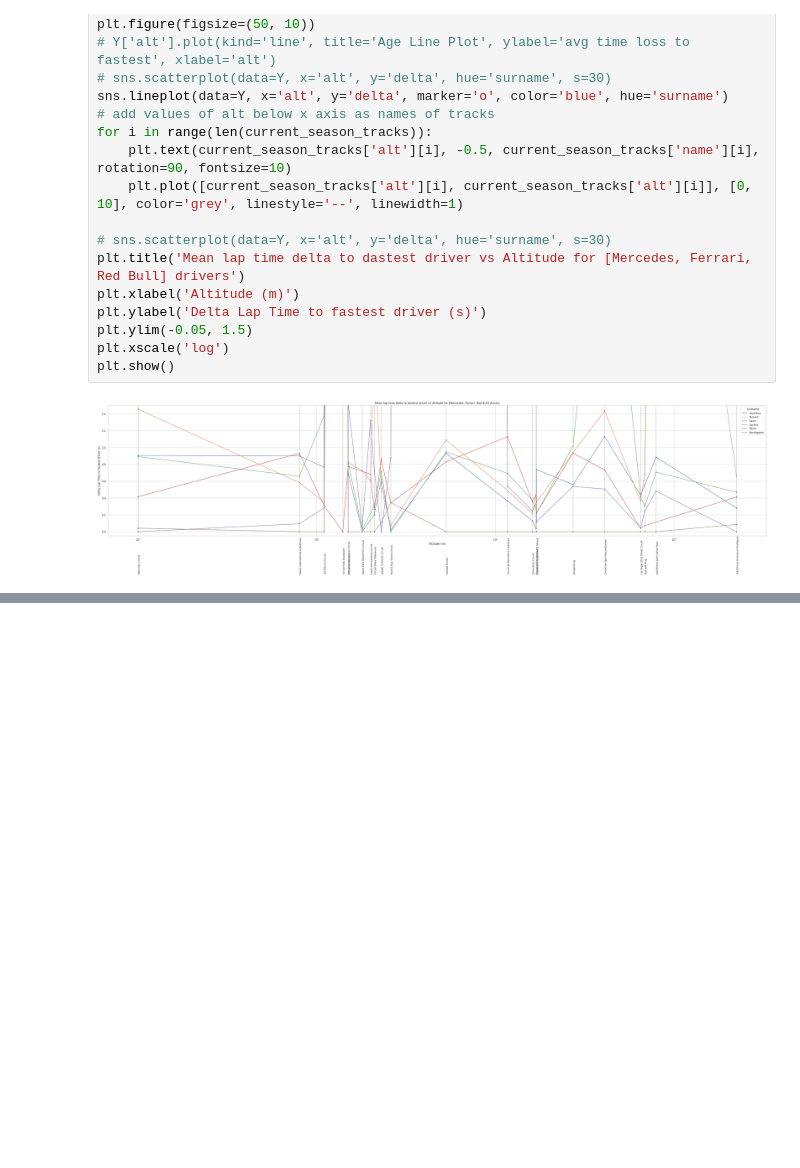
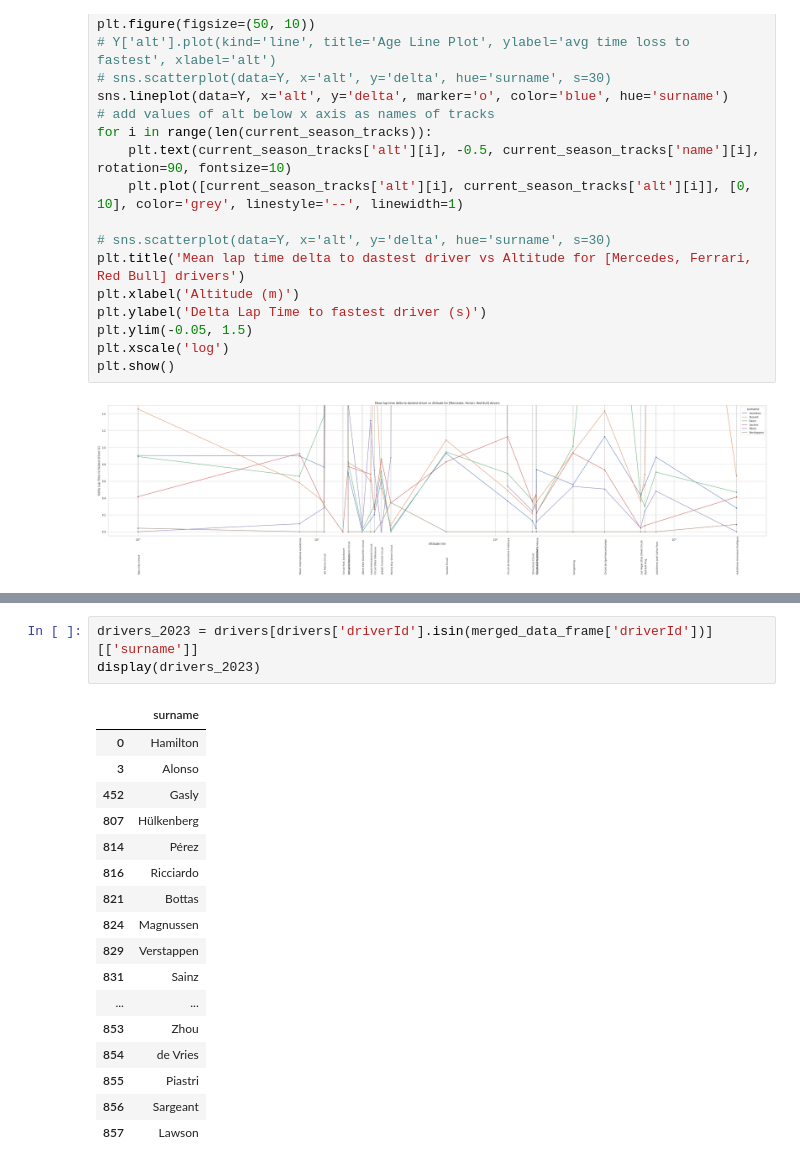
Before and after one commit to MichaelAngeloTheFirst/Formula1-Dataset-Exploration, a Jupyter notebook: f1_exploration.ipynb, the cells around one changed output, grey strips where cells are left out. Saved outputs shown, nothing was run; the diff lists cells and outputs as text; blank space fills up the shorter version.

```diff
--- a/f1_exploration.ipynb
+++ b/f1_exploration.ipynb
@@ -862,0 +918,21 @@ plt.show()
+# %%
+drivers_2023 = drivers[drivers['driverId'].isin(merged_data_frame['driverId'])][['surname']]
+display(drivers_2023)
+# %% [output]
+|  | surname |
+| 0 | Hamilton |
+| 3 | Alonso |
+| 452 | Gasly |
+| 807 | Hülkenberg |
+| 814 | Pérez |
+| 816 | Ricciardo |
+| 821 | Bottas |
+| 824 | Magnussen |
+| 829 | Verstappen |
+| 831 | Sainz |
+| ... | ... |
+| 853 | Zhou |
+| 854 | de Vries |
+| 855 | Piastri |
+| 856 | Sargeant |
+| 857 | Lawson |
```
Also changed, not shown: parts of 5 cells of this notebook.
